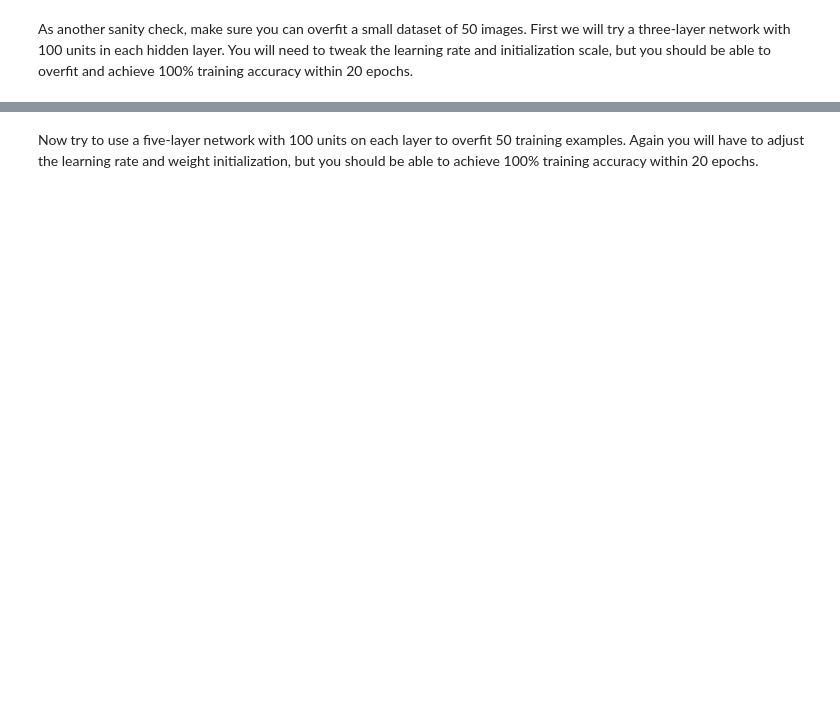
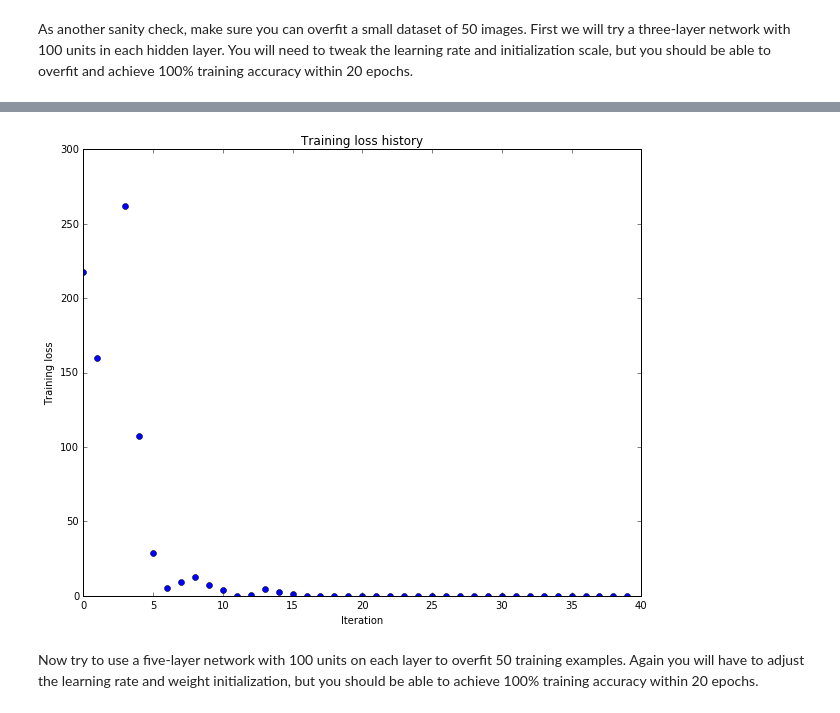
Before and after one commit to saast/CS231n-Winter-2016-Assignments, a Jupyter notebook: assignment2/FullyConnectedNets.ipynb, the cells around one changed output, grey strips where cells are left out. Cells and saved outputs as stored; diff of their text form; code cells hidden in the pictures; blank space fills up the shorter version.

```diff
--- a/assignment2/FullyConnectedNets.ipynb
+++ b/assignment2/FullyConnectedNets.ipynb
@@ -426,10 +426,14 @@ small_data = {
   'y_val': data['y_val'],
 }
 
-weight_scale = 1e-2
-learning_rate = 1e-4
+learning_rate = 0.001
+weight_scale = 0.1
+
 model = FullyConnectedNet([100, 100],
               weight_scale=weight_scale, dtype=np.float64)
+
+print model.params.keys()
+
 solver = Solver(model, small_data,
                 print_every=10, num_epochs=20, batch_size=25,
                 update_rule='sgd',
@@ -444,3 +448,4 @@ plt.title('Training loss history')
 plt.xlabel('Iteration')
 plt.ylabel('Training loss')
 plt.show()
+# %% [output]
@@ -447,3 +469,4 @@ plt.show()
+[figure, added]
 # %% [markdown]
 Now try to use a five-layer network with 100 units on each layer to overfit 50 training examples. Again you will have to adjust the learning rate and weight initialization, but you should be able to achieve 100% training accuracy within 20 epochs.
 # %%
```
Also changed, not shown: parts of 3 cells of this notebook, 2 other files.
